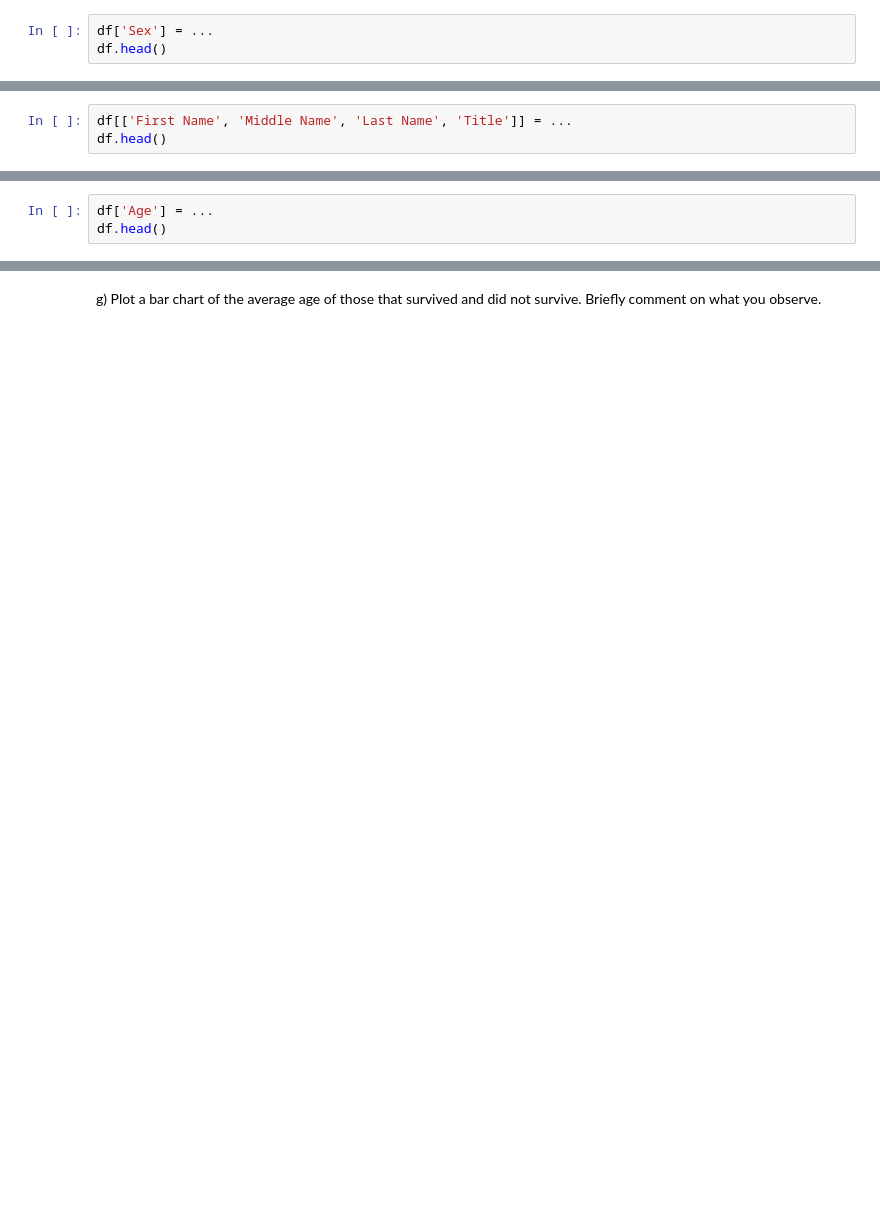
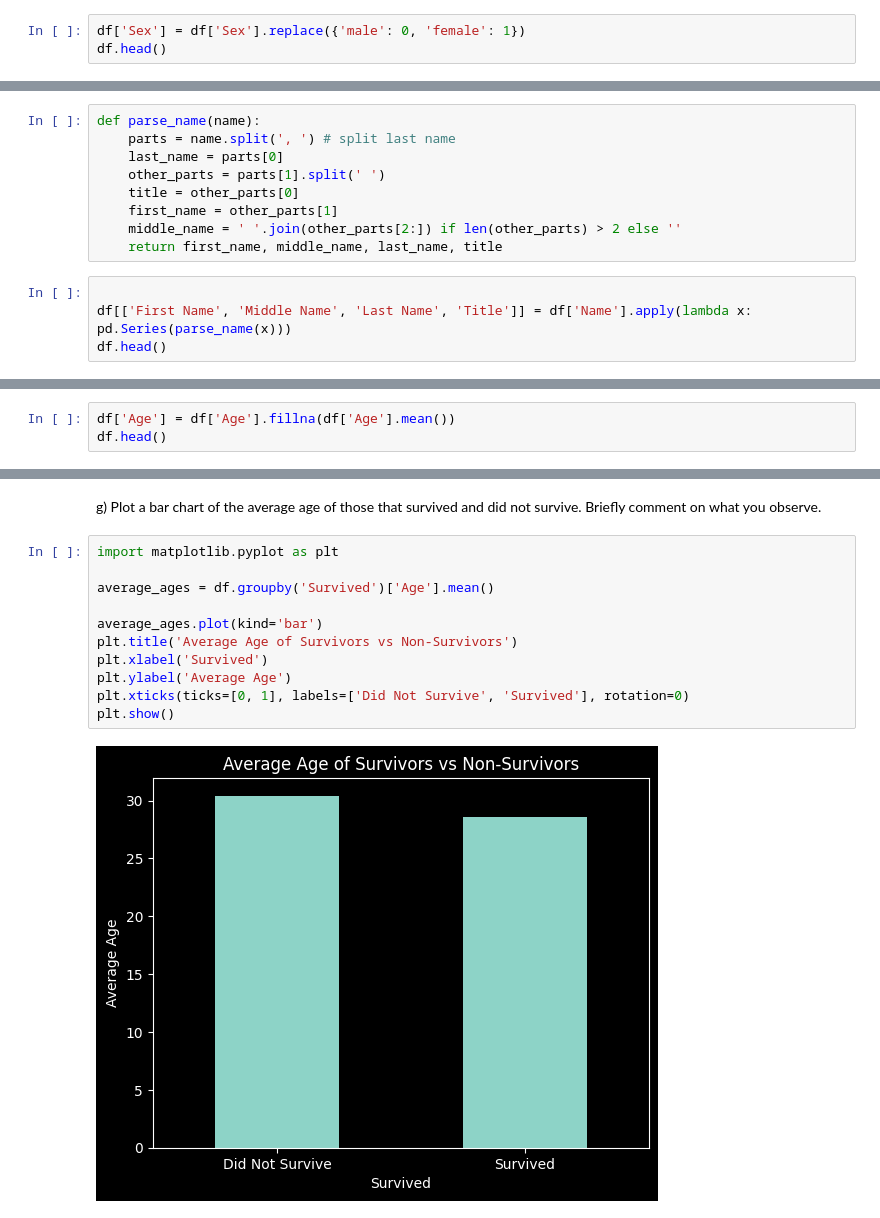
Before and after one commit to Hasturrr/Data-Science-Fundamentals, a Jupyter notebook: lecture_02/worksheet_02.ipynb, the cells around one changed output, grey strips where cells are left out. Saved outputs shown, nothing was run; the diff lists cells and outputs as text; blank space fills up the shorter version.

```diff
--- a/lecture_02/worksheet_02.ipynb
+++ b/lecture_02/worksheet_02.ipynb
@@ -115,5 +132,5 @@ df.columns
 # %% [markdown]
 d) Complete the code below to replaces `male` with 0 and `female` with 1
 # %%
-df['Sex'] = ...
+df['Sex'] = df['Sex'].replace({'male': 0, 'female': 1})
 df.head()
@@ -127,6 +151,16 @@ For example: `Braund, Mr. Owen Harris` would be:
 | Owen      |  Harris     |  Braund   | Mr    |
 
 Anything not clearly one of the above 4 categories can be ignored.
+# %%
+def parse_name(name):
+    parts = name.split(', ') # split last name
+    last_name = parts[0]
+    other_parts = parts[1].split(' ')
+    title = other_parts[0]
+    first_name = other_parts[1]
+    middle_name = ' '.join(other_parts[2:]) if len(other_parts) > 2 else ''
+    return first_name, middle_name, last_name, title
 # %%
-df[['First Name', 'Middle Name', 'Last Name', 'Title']] = ...
+
+df[['First Name', 'Middle Name', 'Last Name', 'Title']] = df['Name'].apply(lambda x: pd.Series(parse_name(x)))
 df.head()
@@ -133,5 +174,5 @@ df.head()
 # %% [markdown]
 f) Complete the code below to replace all missing ages with the average age
 # %%
-df['Age'] = ...
+df['Age'] = df['Age'].fillna(df['Age'].mean())
 df.head()
@@ -138,2 +186,15 @@ df.head()
 # %% [markdown]
 g) Plot a bar chart of the average age of those that survived and did not survive. Briefly comment on what you observe.
+# %%
+import matplotlib.pyplot as plt
+
+average_ages = df.groupby('Survived')['Age'].mean()
+
+average_ages.plot(kind='bar')
+plt.title('Average Age of Survivors vs Non-Survivors')
+plt.xlabel('Survived')
+plt.ylabel('Average Age')
+plt.xticks(ticks=[0, 1], labels=['Did Not Survive', 'Survived'], rotation=0)
+plt.show()
+# %% [output]
+[figure, added]
```
Also changed, not shown: parts of 9 cells of this notebook, 1 other file.
